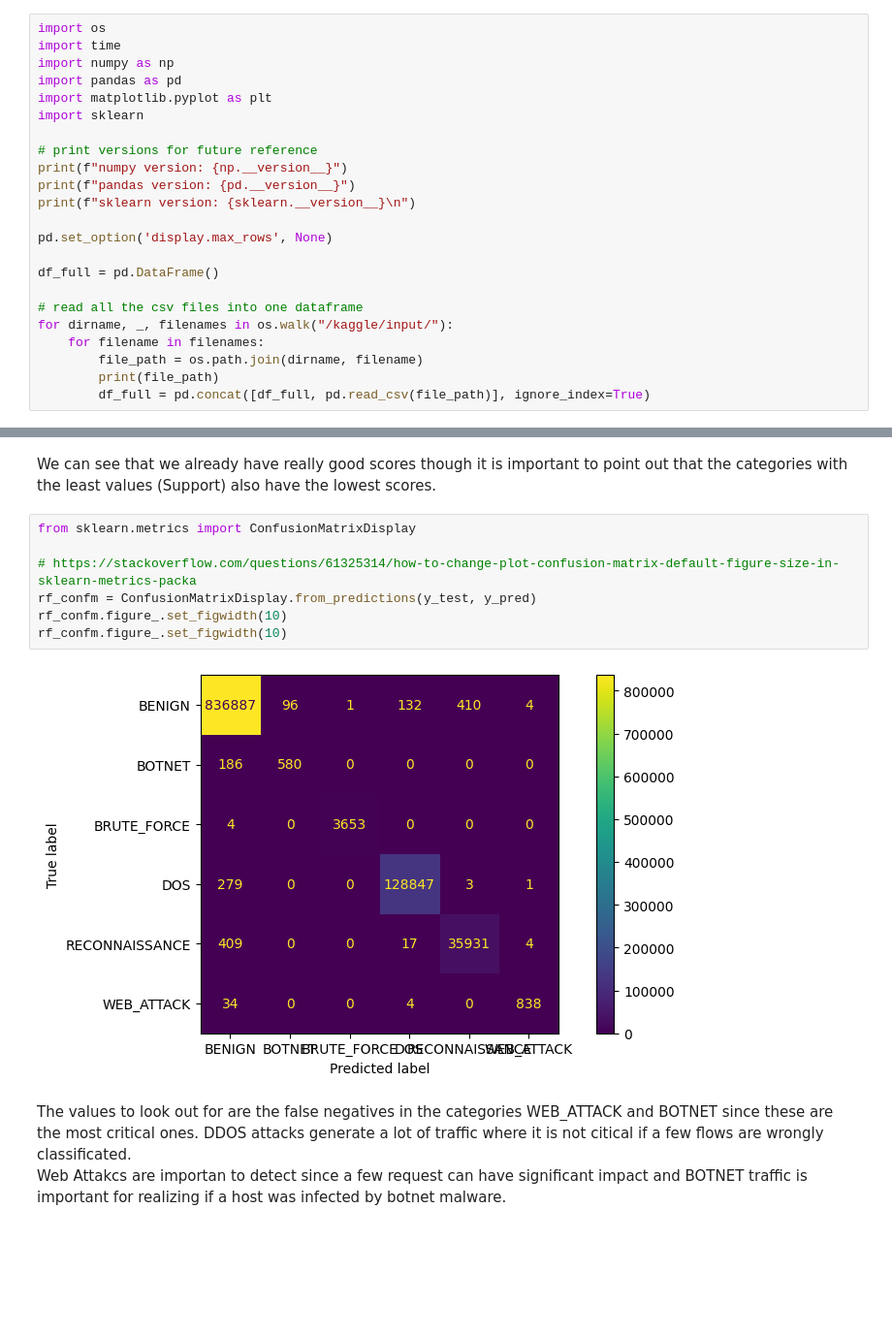
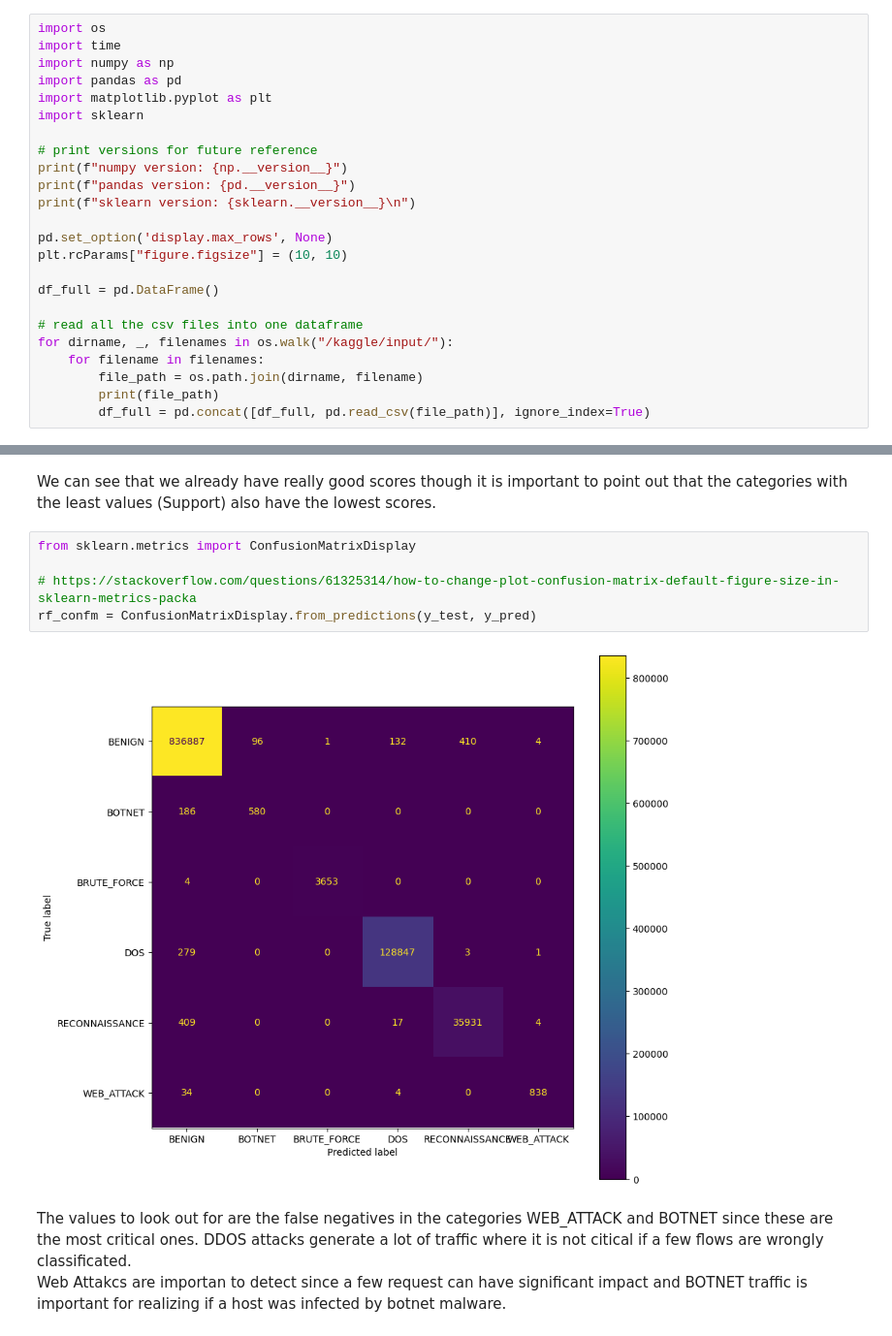
Before and after one commit to j4n-r/IDS_ml, a Jupyter notebook: ml-project-v4.ipynb, the cells around one changed output, grey strips where cells are left out. Shown at 97% size. Drawn from its saved outputs; the diff is of its cells as text; blank space fills up the shorter version.

```diff
--- a/ml-project-v4.ipynb
+++ b/ml-project-v4.ipynb
@@ -75,6 +75,7 @@ print(f"pandas version: {pd.__version__}")
 print(f"sklearn version: {sklearn.__version__}\n")
 
 pd.set_option('display.max_rows', None)
+plt.rcParams["figure.figsize"] = (10, 10)
 
 df_full = pd.DataFrame()
 
@@ -467,12 +468,10 @@ We can see that we already have really good scores though it is important to poi
 # %%
 from sklearn.metrics import ConfusionMatrixDisplay
 
 # https://stackoverflow.com/questions/61325314/how-to-change-plot-confusion-matrix-default-figure-size-in-sklearn-metrics-packa
 rf_confm = ConfusionMatrixDisplay.from_predictions(y_test, y_pred)
-rf_confm.figure_.set_figwidth(10)
-rf_confm.figure_.set_figwidth(10)
 # %% [output]
-[figure, old version]
+[figure, new version]
 # %% [markdown]
 The values to look out for are the false negatives in the categories WEB_ATTACK and BOTNET since these are the most critical ones. DDOS attacks generate a lot of traffic where it is not citical if a few flows are wrongly classificated.\
 Web Attakcs are importan to detect since a few request can have significant impact and BOTNET traffic is important for realizing if a host was infected by botnet malware.
```
Also changed, not shown: parts of 21 cells of this notebook.
